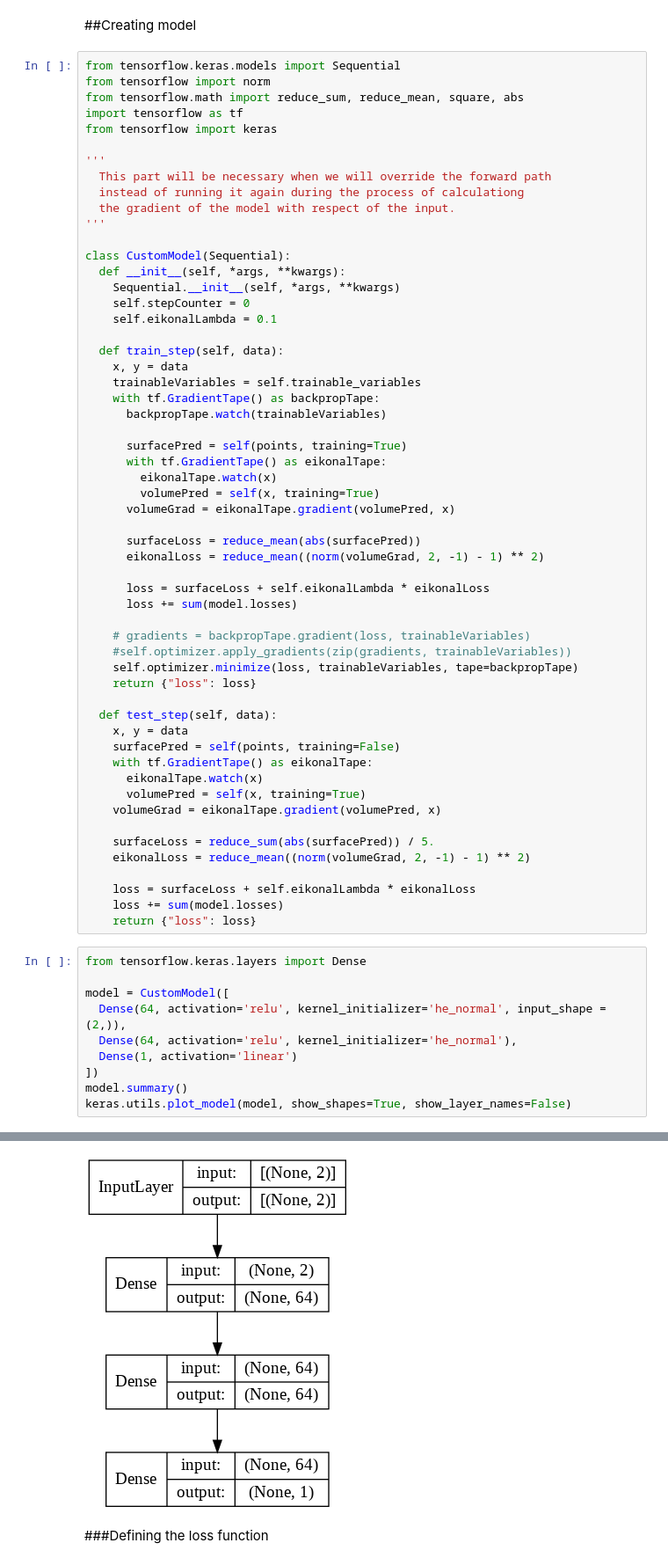
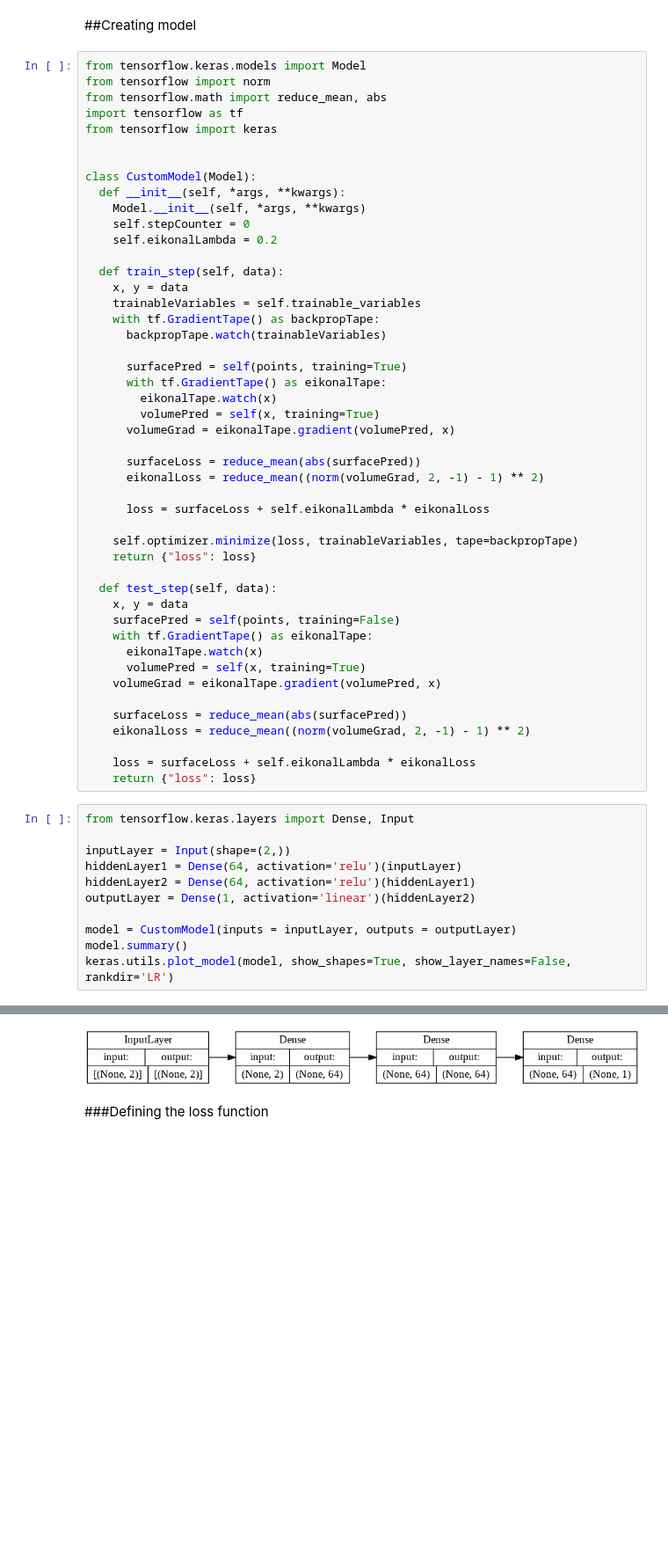
Before and after one commit to Egoago/Onlab, a Jupyter notebook: Önlab.ipynb, the cells around one changed output, grey strips where cells are left out. Shown at 88% size. Saved outputs shown, nothing was run; the diff lists cells and outputs as text; blank space fills up the shorter version.

```diff
--- a/Önlab.ipynb
+++ b/Önlab.ipynb
@@ -77,23 +85,18 @@ testGen = DataGenerator(testPointNum, 32, points)
 # %% [markdown]
 ##Creating model
 # %%
-from tensorflow.keras.models import Sequential
+from tensorflow.keras.models import Model
 from tensorflow import norm
-from tensorflow.math import reduce_sum, reduce_mean, square, abs
+from tensorflow.math import reduce_mean, abs
 import tensorflow as tf
 from tensorflow import keras
 
-'''
-  This part will be necessary when we will override the forward path
-  instead of running it again during the process of calculationg
-  the gradient of the model with respect of the input.
-'''
 
-class CustomModel(Sequential):
+class CustomModel(Model):
   def __init__(self, *args, **kwargs):
-    Sequential.__init__(self, *args, **kwargs)
+    Model.__init__(self, *args, **kwargs)
     self.stepCounter = 0
-    self.eikonalLambda = 0.1
+    self.eikonalLambda = 0.2
 
   def train_step(self, data):
     x, y = data
@@ -111,10 +114,7 @@ class CustomModel(Sequential):
       eikonalLoss = reduce_mean((norm(volumeGrad, 2, -1) - 1) ** 2)
 
       loss = surfaceLoss + self.eikonalLambda * eikonalLoss
-      loss += sum(model.losses)
 
-    # gradients = backpropTape.gradient(loss, trainableVariables)
-    #self.optimizer.apply_gradients(zip(gradients, trainableVariables))
     self.optimizer.minimize(loss, trainableVariables, tape=backpropTape)
     return {"loss": loss}
 
@@ -126,22 +126,22 @@ class CustomModel(Sequential):
       volumePred = self(x, training=True)
     volumeGrad = eikonalTape.gradient(volumePred, x)
 
-    surfaceLoss = reduce_sum(abs(surfacePred)) / 5.
+    surfaceLoss = reduce_mean(abs(surfacePred))
     eikonalLoss = reduce_mean((norm(volumeGrad, 2, -1) - 1) ** 2)
 
     loss = surfaceLoss + self.eikonalLambda * eikonalLoss
-    loss += sum(model.losses)
     return {"loss": loss}
 # %%
-from tensorflow.keras.layers import Dense
+from tensorflow.keras.layers import Dense, Input
 
-model = CustomModel([
-  Dense(64, activation='relu', kernel_initializer='he_normal', input_shape = (2,)),
-  Dense(64, activation='relu', kernel_initializer='he_normal'),
-  Dense(1, activation='linear')
-])
+inputLayer = Input(shape=(2,))
+hiddenLayer1 = Dense(64, activation='relu')(inputLayer)
+hiddenLayer2 = Dense(64, activation='relu')(hiddenLayer1)
+outputLayer = Dense(1, activation='linear')(hiddenLayer2)
+
+model = CustomModel(inputs = inputLayer, outputs = outputLayer)
 model.summary()
-keras.utils.plot_model(model, show_shapes=True, show_layer_names=False)
+keras.utils.plot_model(model, show_shapes=True, show_layer_names=False, rankdir='LR')
 # %% [output]
 Model: "custom_model_3"
 _________________________________________________________________
@@ -155,9 +157,9 @@ dense_11 (Dense)             (None, 1)                 65
 =================================================================
 Total params: 4,417
 Trainable params: 4,417
 Non-trainable params: 0
 _________________________________________________________________
-[figure, old version]
+[figure, new version]
 # %% [markdown]
 ###Defining the loss function
 # %%
```
Also changed, not shown: parts of 7 cells of this notebook.
